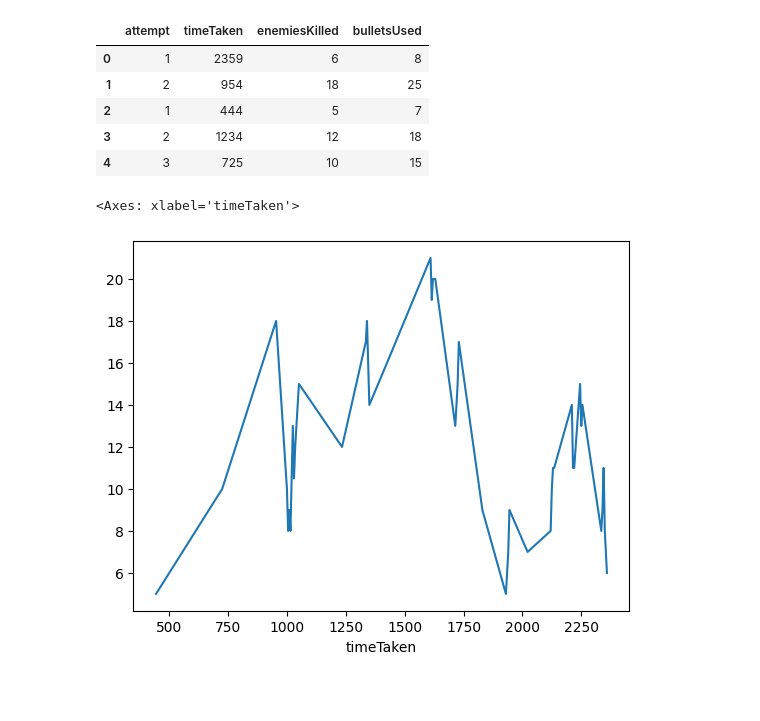
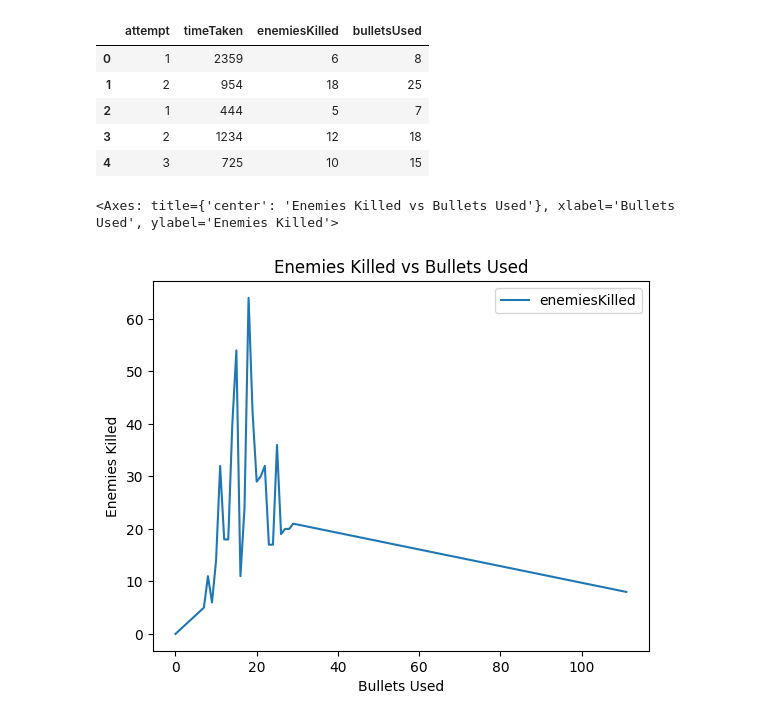
Before and after one commit to Aulteran/AP-ICS-Shooter-CCA, a Jupyter notebook: analysis.ipynb, the cells around one changed output. Cells and saved outputs as stored; diff of their text form; code cells hidden in the pictures; blank space fills up the shorter version.

```diff
--- a/analysis.ipynb
+++ b/analysis.ipynb
@@ -13,7 +13,7 @@ database.head()
 | 4 | 3 | 725 | 10 | 15 |
 # %%
 bulletsVsEnemiesKilled = database.groupby('bulletsUsed')['enemiesKilled'].sum().reset_index()
-bulletsVsEnemiesKilled.plot(x='timeTaken', y='enemiesKilled')
+bulletsVsEnemiesKilled.plot(x='bulletsUsed', y='enemiesKilled', ylabel='Enemies Killed', xlabel='Bullets Used', title='Enemies Killed vs Bullets Used')
 # %% [output]
-<Axes: xlabel='timeTaken'>
+<Axes: title={'center': 'Enemies Killed vs Bullets Used'}, xlabel='Bullets Used', ylabel='Enemies Killed'>
-[figure, old version]
+[figure, new version]
```
Also changed, not shown: 4 other files.
